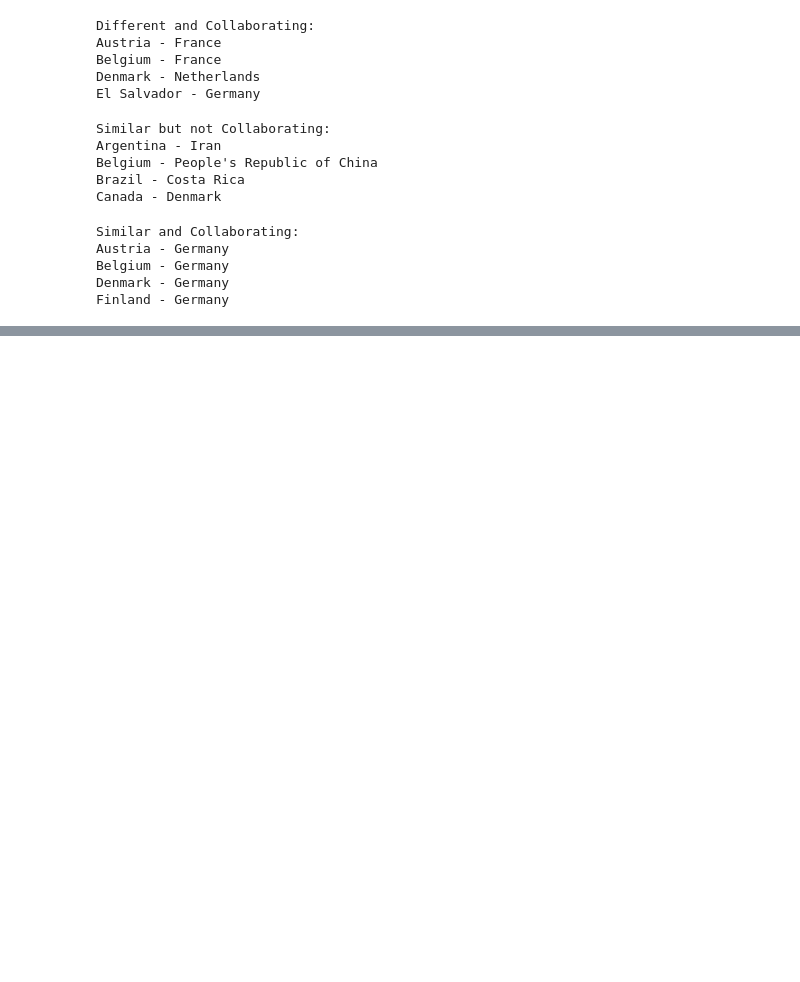
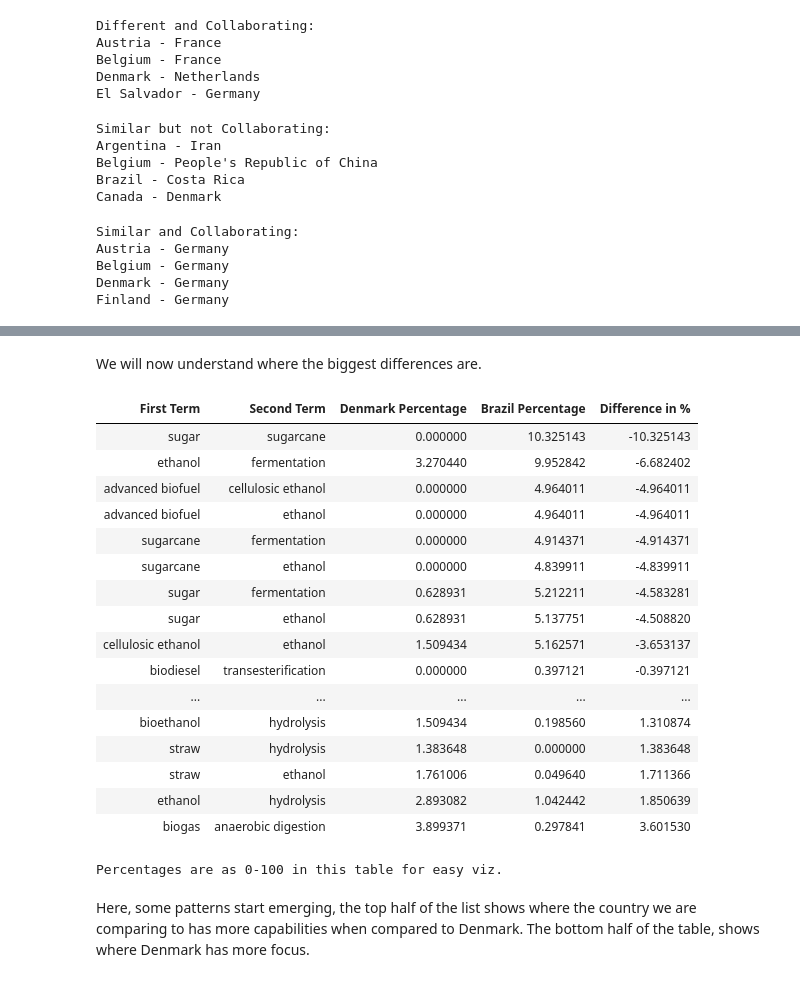
Before and after one commit to duarteocarmo/technological_capabilities, a Jupyter notebook: notebooks/2_1_Capability Correlations_Countries.ipynb, the cells around one changed output, grey strips where cells are left out. Drawn from its saved outputs; the diff is of its cells as text; code cells hidden in the pictures; blank space fills up the shorter version.

```diff
--- a/notebooks/2_1_Capability Correlations_Countries.ipynb
+++ b/notebooks/2_1_Capability Correlations_Countries.ipynb
@@ -986,0 +1132,56 @@ Finland - Germany
+# %% [markdown]
+We will now understand where the biggest differences are.
+# %%
+# list where all the values and indexes of matrix are stored
+dk_perc = dk_matrix / np.sum(np.triu(dk_matrix, 1)) * 100 # half only
+other_perc = scnd_matrix / np.sum(np.triu(scnd_matrix, 1)) * 100
+differences = dk_perc - other_perc
+values = []
+indexes = []
+no_duplicates = np.triu(differences, 1)
+
+# loop through the matrix
+for row_n in range(differences.shape[0]):
+    for col_n in range(differences.shape[1]):
+        values.append(no_duplicates[row_n, col_n])
+        indexes.append((row_n, col_n))
+
+# print the table
+Z = [indexes for _,indexes in sorted(zip(values,indexes))]
+extremes = Z[0:10] + Z[-10:]
+
+
+term_Dataframe = pd.DataFrame(
+    {'First Term': [matrix_axis_names[e[0]] for e in extremes],
+     'Second Term': [matrix_axis_names[e[1]] for e in extremes],
+     'Denmark Percentage': [dk_perc[e[0], e[1]] for e in extremes],
+     '{} Percentage'.format(compare_with): [other_perc[e[0], e[1]] for e in extremes],
+     'Difference in %': [no_duplicates[e[0], e[1]] for e in extremes]
+    })
+
+term_Dataframe = term_Dataframe[['First Term', 'Second Term', 'Denmark Percentage', '{} Percentage'.format(compare_with), 'Difference in %']]
+
+
+display(HTML(term_Dataframe.to_html(index=False)))
+print 'Percentages are as 0-100 in this table for easy viz.'
+# %% [output]
+| First Term | Second Term | Denmark Percentage | Brazil Percentage | Difference in % |
+| sugar | sugarcane | 0.000000 | 10.325143 | -10.325143 |
+| ethanol | fermentation | 3.270440 | 9.952842 | -6.682402 |
+| advanced biofuel | cellulosic ethanol | 0.000000 | 4.964011 | -4.964011 |
+| advanced biofuel | ethanol | 0.000000 | 4.964011 | -4.964011 |
+| sugarcane | fermentation | 0.000000 | 4.914371 | -4.914371 |
+| sugarcane | ethanol | 0.000000 | 4.839911 | -4.839911 |
+| sugar | fermentation | 0.628931 | 5.212211 | -4.583281 |
+| sugar | ethanol | 0.628931 | 5.137751 | -4.508820 |
+| cellulosic ethanol | ethanol | 1.509434 | 5.162571 | -3.653137 |
+| biodiesel | transesterification | 0.000000 | 0.397121 | -0.397121 |
+| ... | ... | ... | ... | ... |
+| bioethanol | hydrolysis | 1.509434 | 0.198560 | 1.310874 |
+| straw | hydrolysis | 1.383648 | 0.000000 | 1.383648 |
+| straw | ethanol | 1.761006 | 0.049640 | 1.711366 |
+| ethanol | hydrolysis | 2.893082 | 1.042442 | 1.850639 |
+| biogas | anaerobic digestion | 3.899371 | 0.297841 | 3.601530 |
+Percentages are as 0-100 in this table for easy viz.
+# %% [markdown]
+Here, some patterns start emerging, the top half of the list shows where the country we are comparing to has more capabilities when compared to Denmark. The bottom half of the table, shows where Denmark has more focus.
```
Also changed, not shown: parts of 18 cells of this notebook.
